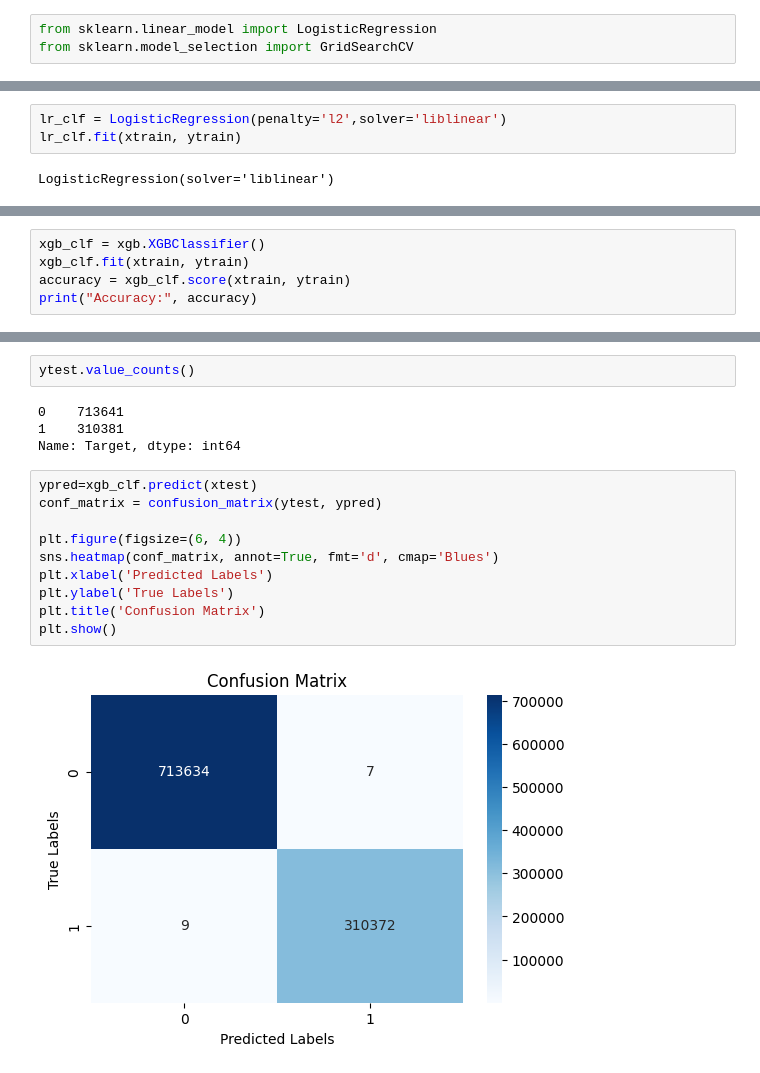
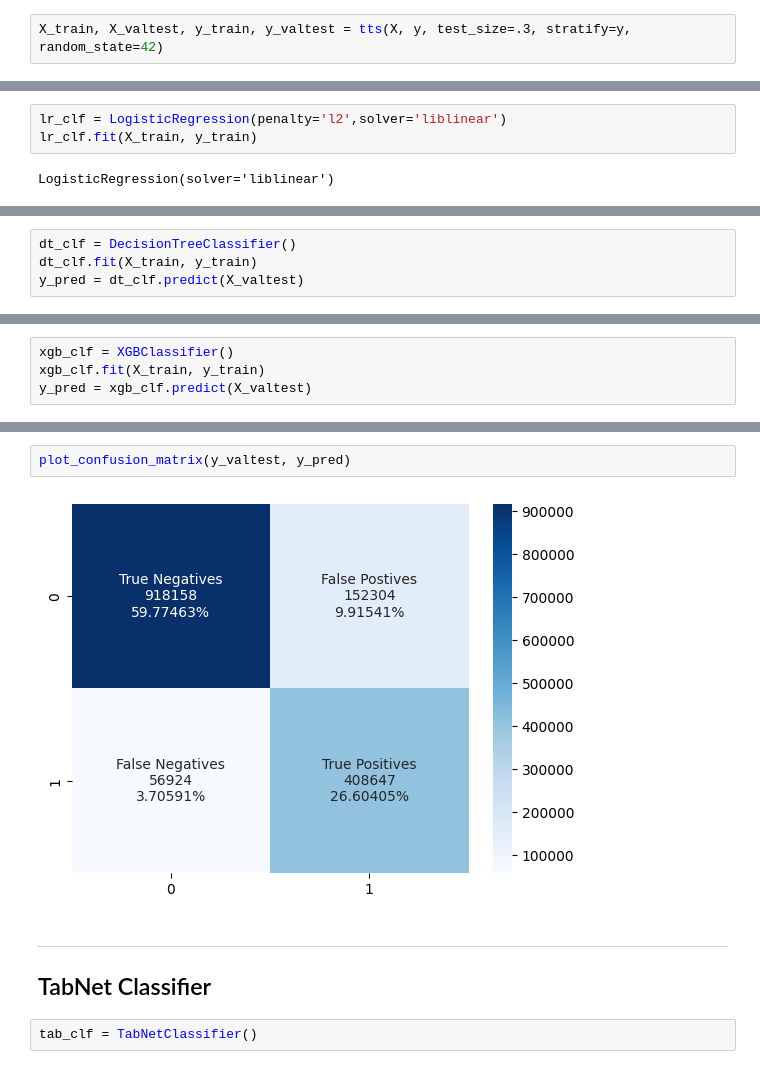
Before and after one commit to VinayVaishnav/Water_Quality_Prediction, a Jupyter notebook: water_quality_prediction.ipynb, the cells around one changed output, grey strips where cells are left out. Drawn from its saved outputs; the diff is of its cells as text.

Commit message:
Added TabNet model

```diff
--- a/water_quality_prediction.ipynb
+++ b/water_quality_prediction.ipynb
@@ -103,3 +119,2 @@ memory usage: 62.5 MB
 # %%
-from sklearn.linear_model import LogisticRegression
-from sklearn.model_selection import GridSearchCV
+X_train, X_valtest, y_train, y_valtest = tts(X, y, test_size=.3, stratify=y, random_state=42)
@@ -106,6 +126,6 @@ from sklearn.model_selection import GridSearchCV
 # %%
 lr_clf = LogisticRegression(penalty='l2',solver='liblinear')
-lr_clf.fit(xtrain, ytrain)
+lr_clf.fit(X_train, y_train)
 # %% [output]
 LogisticRegression(solver='liblinear')
 # %%
@@ -114,0 +138,4 @@ lr_clf.score(xtest,ytest)
+# %%
+dt_clf = DecisionTreeClassifier()
+dt_clf.fit(X_train, y_train)
+y_pred = dt_clf.predict(X_valtest)
@@ -117,5 +155,4 @@ lr_clf.score(xtest,ytest)
 # %%
-xgb_clf = xgb.XGBClassifier()
-xgb_clf.fit(xtrain, ytrain)
-accuracy = xgb_clf.score(xtrain, ytrain)
-print("Accuracy:", accuracy)
+xgb_clf = XGBClassifier()
+xgb_clf.fit(X_train, y_train)
+y_pred = xgb_clf.predict(X_valtest)
@@ -150,18 +169,9 @@ F1 Score: 0.9983991290231143
-# %%
-ytest.value_counts()
-# %% [output]
-0    713641
-1    310381
-Name: Target, dtype: int64
-# %%
-ypred=xgb_clf.predict(xtest)
-conf_matrix = confusion_matrix(ytest, ypred)
-
-plt.figure(figsize=(6, 4))
-sns.heatmap(conf_matrix, annot=True, fmt='d', cmap='Blues')
-plt.xlabel('Predicted Labels')
-plt.ylabel('True Labels')
-plt.title('Confusion Matrix')
-plt.show()
-# %% [output]
-[figure, removed]
+# %%
+plot_confusion_matrix(y_valtest, y_pred)
+# %% [output]
+[figure, added]
+# %% [markdown]
+---
+## TabNet Classifier
+# %%
+tab_clf = TabNetClassifier()
```
Also changed, not shown: parts of 32 cells of this notebook.
